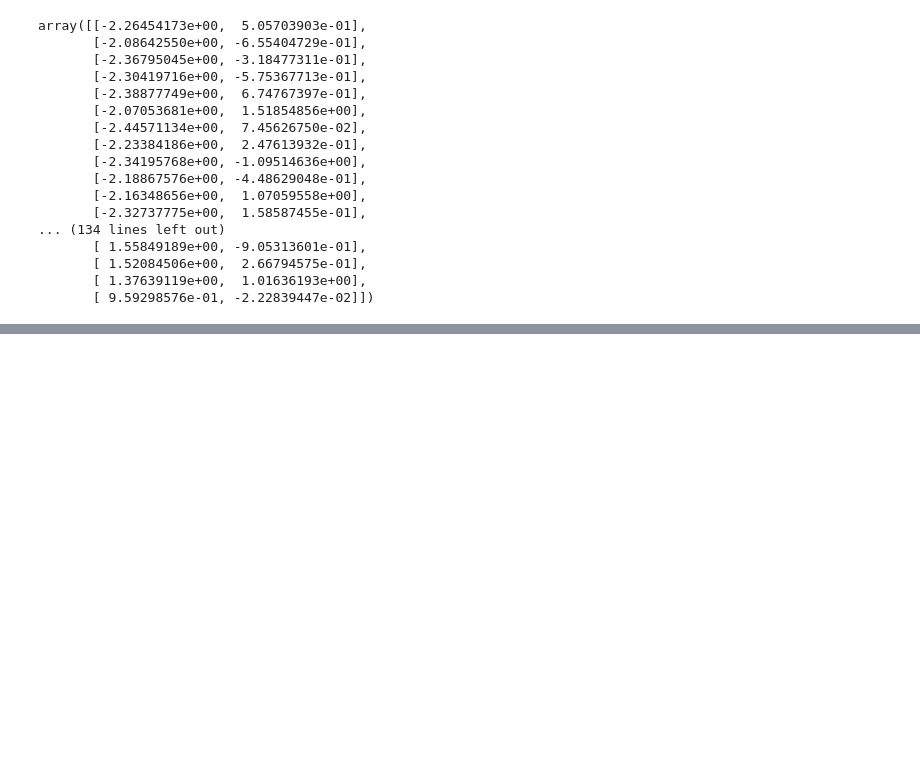
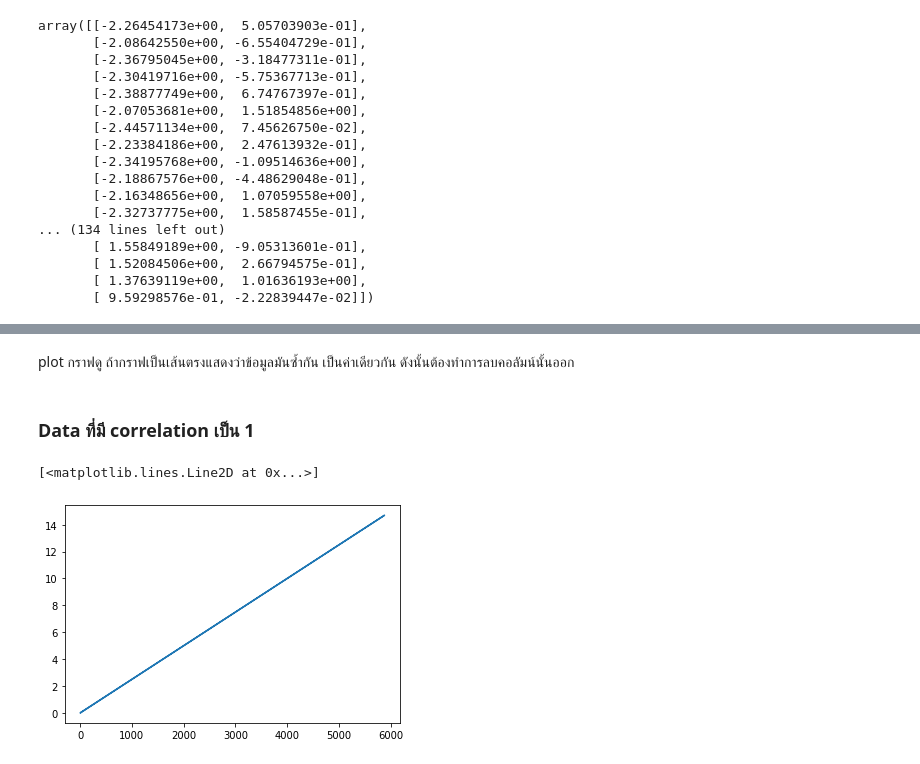
Before and after one commit to Wikanda-Hongboonmee/multivariate, a Jupyter notebook: Chapter3_PCA.ipynb, the cells around one changed output, grey strips where cells are left out. Saved outputs shown, nothing was run; the diff lists cells and outputs as text; code cells hidden in the pictures; blank space fills up the shorter version.

Commit message:
หา correlation ของข้อมูล

```diff
--- a/Chapter3_PCA.ipynb
+++ b/Chapter3_PCA.ipynb
@@ -348,0 +386,3 @@ array([[-2.26454173e+00,  5.05703903e-01],
+# %%
+newdata = data.iloc[:,7:] # ลบข้อมูลที่เป็นตัวอักษรออก
+newdata.head()
@@ -348,0 +451,2 @@ array([[-2.26454173e+00,  5.05703903e-01],
+# %% [markdown]
+plot กราฟดู ถ้ากราฟเป็นเส้นตรงแสดงว่าข้อมูลมันซ้ำกัน เป็นค่าเดียวกัน ดังนั้นต้องทำการลบคอลัมน์นั้นออก
@@ -348,0 +455,7 @@ array([[-2.26454173e+00,  5.05703903e-01],
+# %% [markdown]
+### Data ที่มี correlation เป็น 1
+# %%
+plt.plot(newdata.iloc[:,11],newdata.iloc[:,28])
+# %% [output]
+[<matplotlib.lines.Line2D at 0x...>]
+[figure, added]
```
Also changed, not shown: parts of 22 cells of this notebook.
